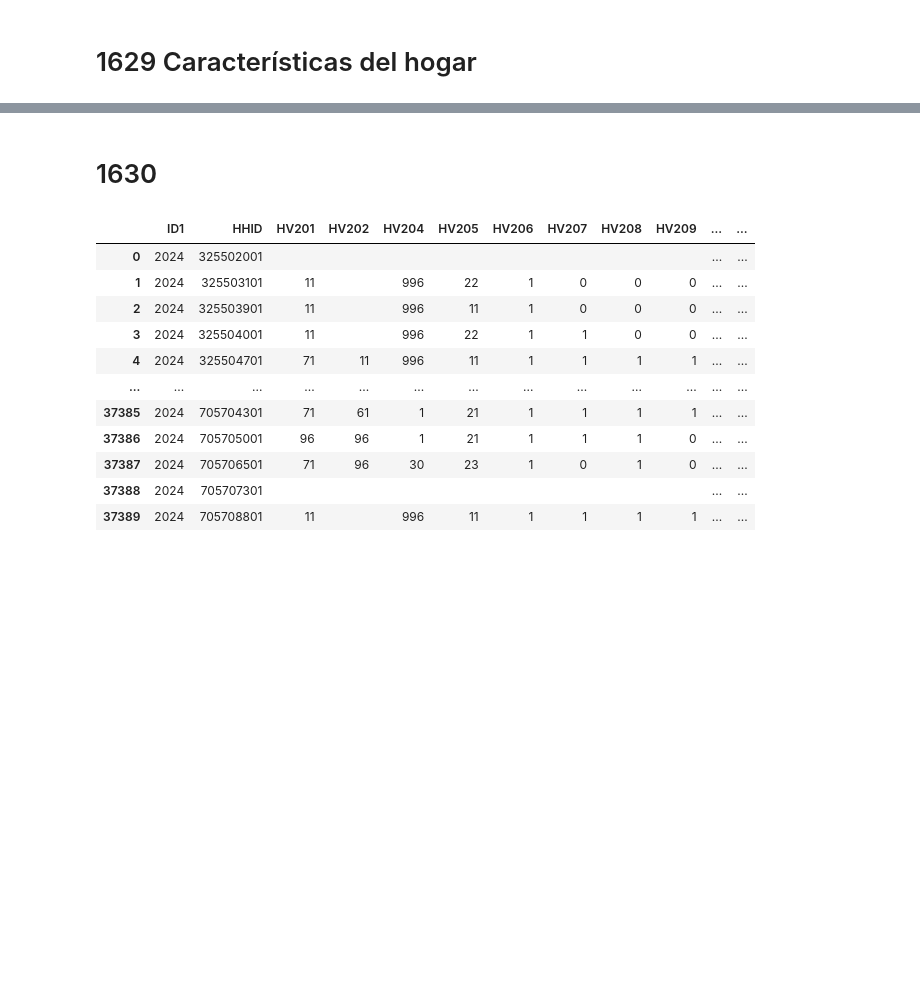
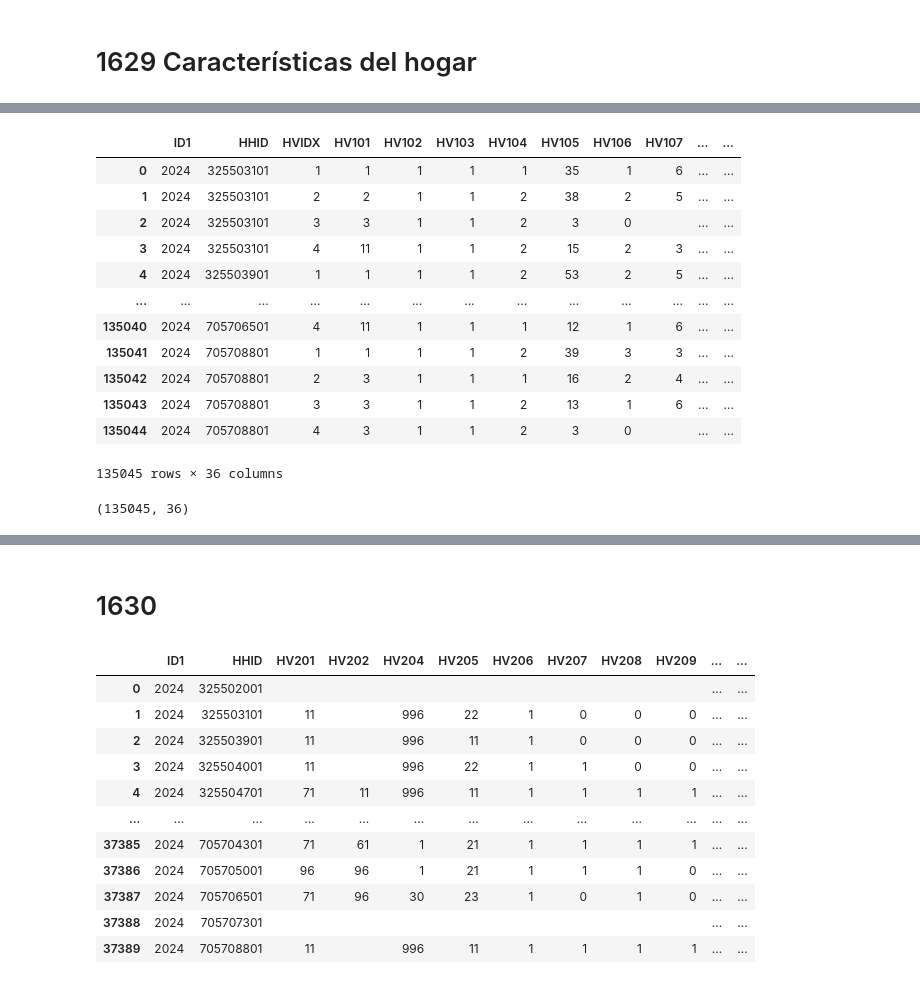
Before and after one commit to isdextre/Data-science-applied-projects, a Jupyter notebook: Fay-Herriot Area Estimation with Integrated Data/base/notebooks/00_exploracion_endes.ipynb, the cells around one changed output, grey strips where cells are left out. Saved outputs shown, nothing was run; the diff lists cells and outputs as text; code cells hidden in the pictures; blank space fills up the shorter version.

```diff
--- a/Fay-Herriot Area Estimation with Integrated Data/base/notebooks/00_exploracion_endes.ipynb
+++ b/Fay-Herriot Area Estimation with Integrated Data/base/notebooks/00_exploracion_endes.ipynb
@@ -42,0 +152,21 @@ rech1.columns.tolist()
+# %%
+rech1
+# esta es una base a nivel del hogar, entonces debemos resumirla a nivel hogar y luego unirla con rech0 cpor distrito
+# %% [output]
+|  | ID1 | HHID | HVIDX | HV101 | HV102 | HV103 | HV104 | HV105 | HV106 | HV107 | ... | ... |
+| 0 | 2024 | 325503101 | 1 | 1 | 1 | 1 | 1 | 35 | 1 | 6 | ... | ... |
+| 1 | 2024 | 325503101 | 2 | 2 | 1 | 1 | 2 | 38 | 2 | 5 | ... | ... |
+| 2 | 2024 | 325503101 | 3 | 3 | 1 | 1 | 2 | 3 | 0 |  | ... | ... |
+| 3 | 2024 | 325503101 | 4 | 11 | 1 | 1 | 2 | 15 | 2 | 3 | ... | ... |
+| 4 | 2024 | 325503901 | 1 | 1 | 1 | 1 | 2 | 53 | 2 | 5 | ... | ... |
+| ... | ... | ... | ... | ... | ... | ... | ... | ... | ... | ... | ... | ... |
+| 135040 | 2024 | 705706501 | 4 | 11 | 1 | 1 | 1 | 12 | 1 | 6 | ... | ... |
+| 135041 | 2024 | 705708801 | 1 | 1 | 1 | 1 | 2 | 39 | 3 | 3 | ... | ... |
+| 135042 | 2024 | 705708801 | 2 | 3 | 1 | 1 | 1 | 16 | 2 | 4 | ... | ... |
+| 135043 | 2024 | 705708801 | 3 | 3 | 1 | 1 | 2 | 13 | 1 | 6 | ... | ... |
+| 135044 | 2024 | 705708801 | 4 | 3 | 1 | 1 | 2 | 3 | 0 |  | ... | ... |
+135045 rows × 36 columns
+# %%
+rech1.shape
+# %% [output]
+(135045, 36)
```
Also changed, not shown: parts of 15 cells of this notebook, 2 other files.
